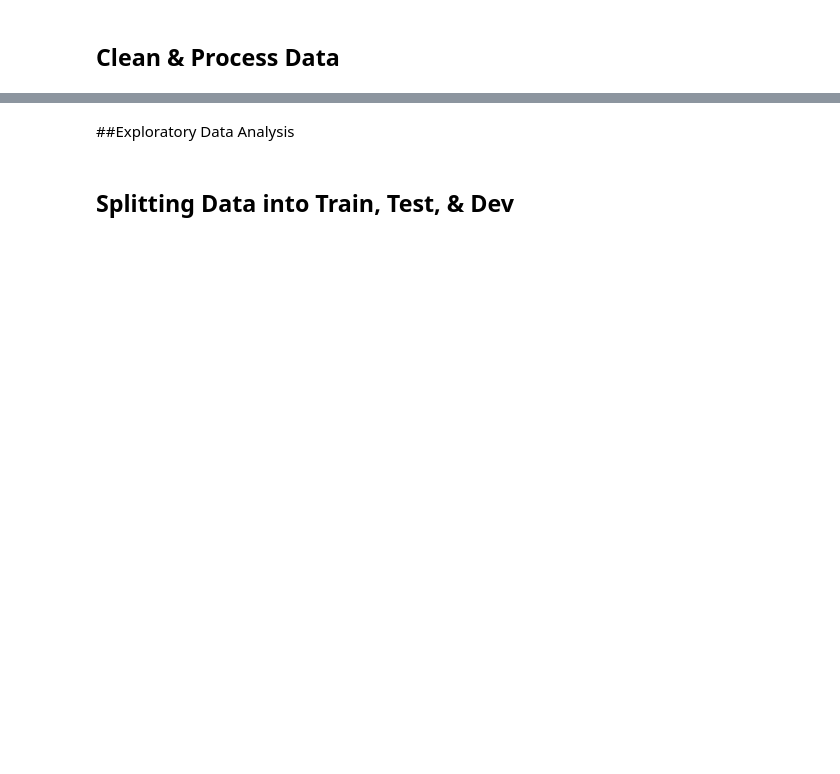
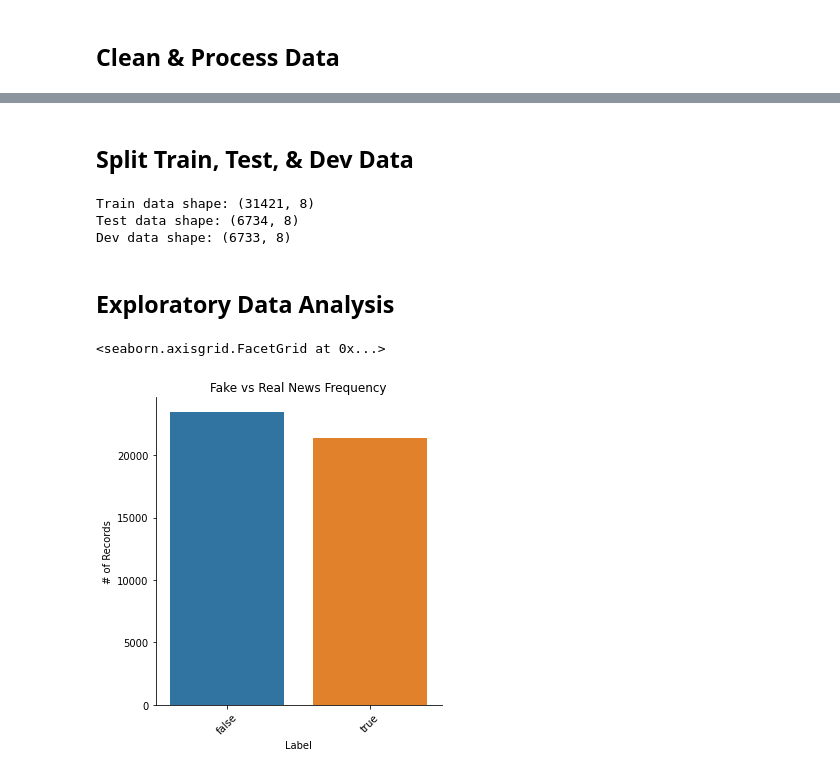
Before and after one commit to akikoiwamizu/w207-project, a Jupyter notebook: baseline_submission.ipynb, the cells around one changed output, grey strips where cells are left out. Drawn from its saved outputs; the diff is of its cells as text; code cells hidden in the pictures; blank space fills up the shorter version.

```diff
--- a/baseline_submission.ipynb
+++ b/baseline_submission.ipynb
@@ -47,0 +130,4 @@ ls: cannot access 'content/drive': No such file or directory
+# %%
+# Remove records where date column values are invalid.
+df = df.dropna(subset=["date"])
+df.shape
@@ -47,0 +144,35 @@ ls: cannot access 'content/drive': No such file or directory
+# %%
+# Function for cleaning text inputs.
+def preprocess_text(text):
+    """Use regex and other tools for pre-processing of the text."""
+    # Apply lowercasing.
+    text = text.lower()
+
+    # Replace stop words with empty strings.
+    pattern = re.compile(r"\b(" + r"|".join(stopwords.words('english')) + r')\b\s*')
+    text = pattern.sub("", text)
+
+    # Replace punctuation with empty strings.
+    text = re.sub(f"[{re.escape(string.punctuation)}]", "", text)
+
+    # Replace all non-alphanumeric characters with a single space.
+    text = re.sub(r"[^a-z0-9]+", " ", text)
+
+    # Replace large, consecutive amounts of whitespace with a single space.
+    text = re.sub(r"[\s]+", " ", text)
+
+    # Remove leading and trailing whitespace.
+    text = text.strip()
+
+    return text
+# %%
+# Clean up text features.
+nltk.download("stopwords")
+
+start_time = time.time()
+stop_words = set(stopwords.words("english"))
+
+df["clean_title"] = df["title"].apply(lambda text: preprocess_text(text))
+df["clean_text"] = df["text"].apply(lambda text: preprocess_text(text))
+
+print(f"{(time.time() - start_time):0.3f} seconds to execute pre-processing text inputs...")
@@ -47,0 +228,17 @@ ls: cannot access 'content/drive': No such file or directory
+# %% [markdown]
+## Split Train, Test, & Dev Data
+# %%
+# Split data sets into train (70%), test (15%), & dev (15%).
+# Use random_state param to reproduce shuffle outcomes.
+train, test = train_test_split(df, random_state=0, train_size=0.7, test_size=0.3, shuffle=True)
+num_test = int(len(test)/2)
+test = test[num_test:]
+dev = test[:num_test]
+
+print("Train data shape:", train.shape)
+print("Test data shape:", test.shape)
+print("Dev data shape:", dev.shape)
+# %% [output]
+Train data shape: (31421, 8)
+Test data shape: (6734, 8)
+Dev data shape: (6733, 8)
@@ -48,4 +251,10 @@ ls: cannot access 'content/drive': No such file or directory
 # %% [markdown]
-##Exploratory Data Analysis
+## Exploratory Data Analysis
-# %% [markdown]
-## Splitting Data into Train, Test, & Dev
+# %%
+# Histograms looking at the distribution of fake vs real news labels.
+g = sns.catplot(data=df, x="label", kind="count")
+g.set(xlabel="Label", ylabel="# of Records", title="Fake vs Real News Frequency")
+g.set_xticklabels(rotation=45)
+# %% [output]
+<seaborn.axisgrid.FacetGrid at 0x...>
+[figure, added]
```
Also changed, not shown: parts of 31 cells of this notebook.
